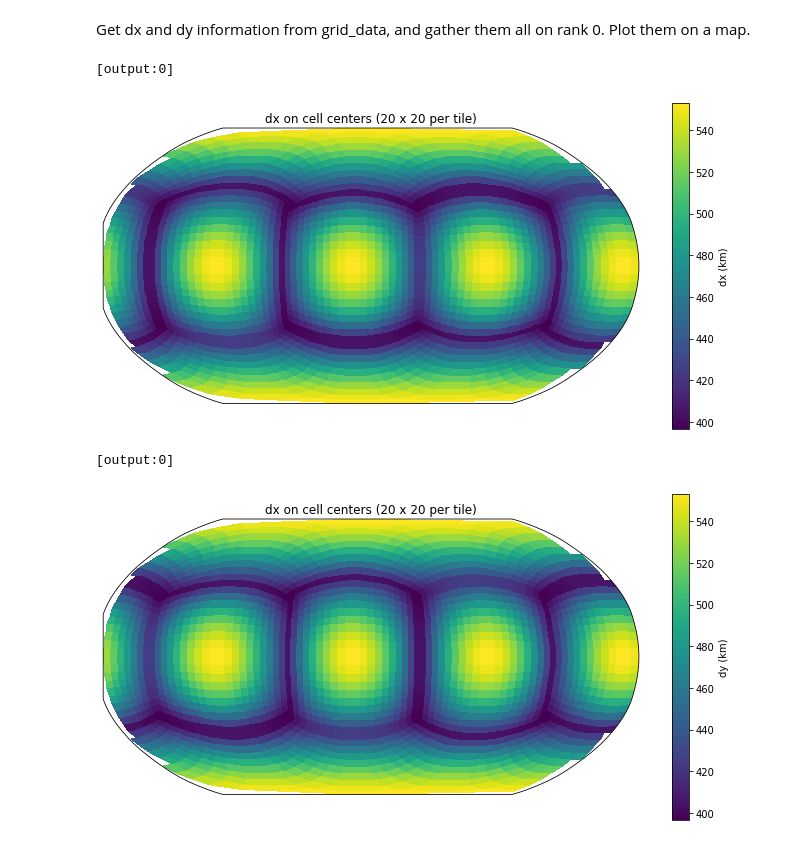
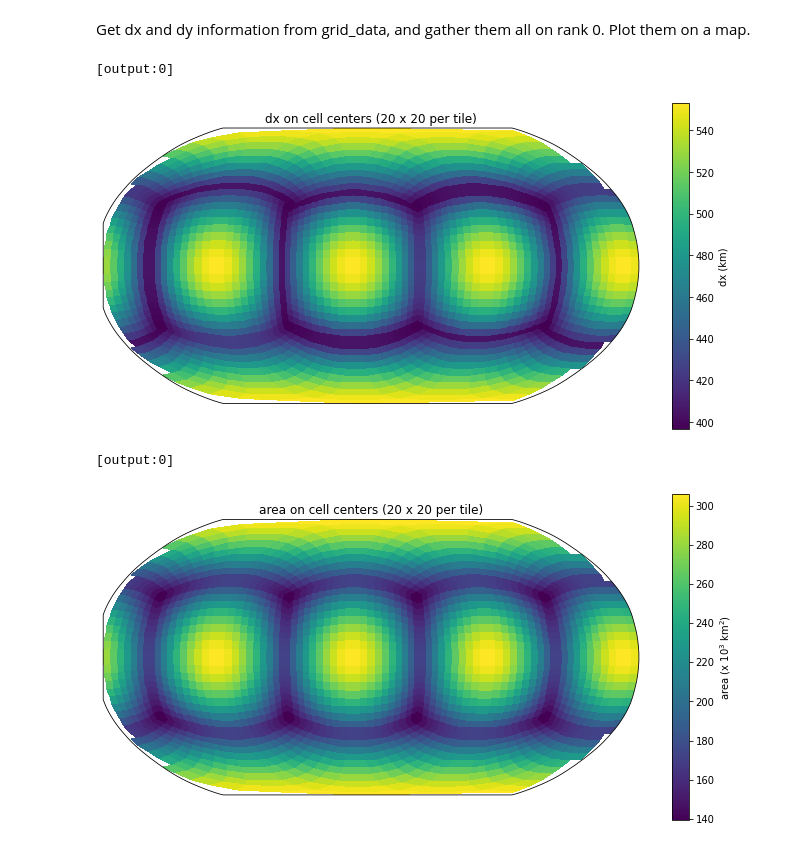
Before and after one commit to ai2cm/pace, a Jupyter notebook: examples/notebook/domainDecomposition_gridGeneration.ipynb, the cells around one changed output. Saved outputs shown, nothing was run; the diff lists cells and outputs as text; code cells hidden in the pictures.

```diff
--- a/examples/notebook/gridGeneration.ipynb
+++ b/examples/notebook/domainDecomposition_gridGeneration.ipynb
@@ -225,41 +225,41 @@ dx = Quantity(
     backend,
 )
 
-dy = Quantity(
-    grid_data.dya.data,
+area = Quantity(
+    grid_data.area.data,
     ("x", "y"),
     "m",
     (nhalo, nhalo),
     (nx, ny),
     backend,
 )
 
 dx_gather = communicator.gather(dx)
-dy_gather = communicator.gather(dy)
+area_gather = communicator.gather(area)
 
 if mpi_rank == 0:
     fig = plt.figure(figsize = (12, 6))
     ax = fig.add_subplot(111, projection=ccrs.Robinson())
 
     f1 = pcolormesh_cube(lat_gather.data, lon_gather.data, dx_gather.data/1e3)
 
     plt.colorbar(f1, label='dx (km)')
 
     ax.set_title('dx on cell centers (%s x %s per tile)' % (nx, ny))
 
 
     fig = plt.figure(figsize = (12, 6))
     ax = fig.add_subplot(111, projection=ccrs.Robinson())
 
-    f1 = pcolormesh_cube(lat_gather.data, lon_gather.data, dy_gather.data/1e3)
+    f1 = pcolormesh_cube(lat_gather.data, lon_gather.data, area_gather.data/(1e6)/1e3)
 
-    plt.colorbar(f1, label='dy (km)')
+    plt.colorbar(f1, label='area (x $10^3$ km$^2$)')
 
-    ax.set_title('dx on cell centers (%s x %s per tile)' % (nx, ny))
+    ax.set_title('area on cell centers (%s x %s per tile)' % (nx, ny))
 
     plt.show()
 # %% [output]
 [output:0]
 [figure]
 [output:0]
-[figure, old version]
+[figure, new version]
```
Also changed, not shown: 6 other files.
